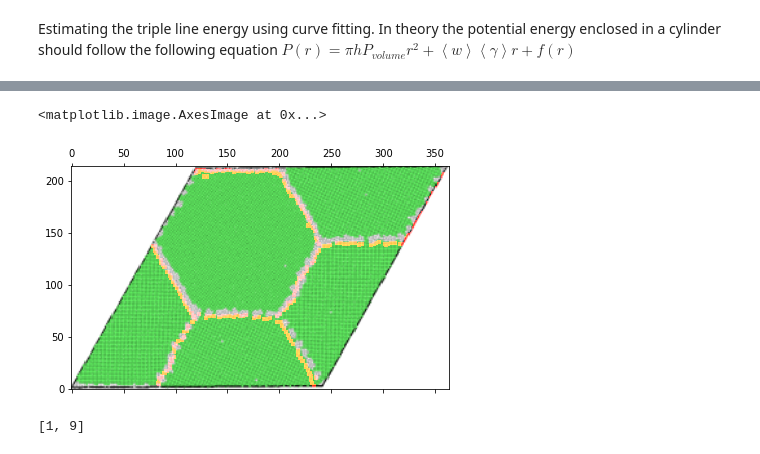
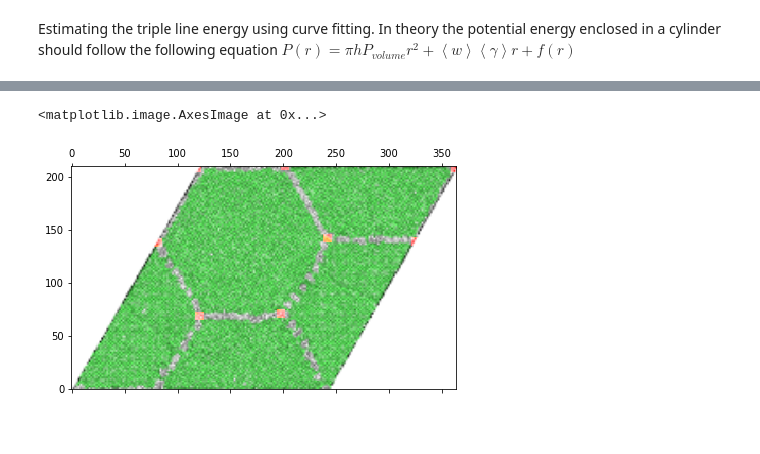
Before and after one commit to PaulTwine/TripleLines.github.io, a Jupyter notebook: TripleLine Fitting.ipynb, the cells around one changed output, grey strips where cells are left out. Cells and saved outputs as stored; diff of their text form; code cells hidden in the pictures.

```diff
--- a/TripleLine Fitting.ipynb
+++ b/TripleLine Fitting.ipynb
@@ -50,7 +51,7 @@ def Rational(r,a,b,c):
 # %%
 #strDumpFile = '../../PythonLAMMPS/VolumeTest/dump.eam'
 #strDumpFile = '../data/dump.eam'
-strDumpFile = '/home/paul/csf3_scratch/TripleLines/data1/dump.eam1'
+strDumpFile = '/home/paul/csf3_scratch/TripleLines/data17/dump.eam17'
 a1=4.05
 a2= np.sqrt(3)*4.05
 strPMFile = strDumpFile + 'PM'
@@ -69,6 +70,6 @@ def ReciprocalFit(r,b):
 # %%
 strType = 'mean'
-intTripleLine = 3
+intTripleLine = 6
 lstFit = []
 lstNumberOfAtoms = []
 lstNewValues = []
@@ -107,7 +108,7 @@ plt.title('Diagram of grain boundaries and selected atom region shown in black')
 plt.show()
 plt.axis('square')
 
-arrPoints = objProcess.FindValuesInCylinder(objProcess.GetNonLatticeAtoms()[:,0:4],
+arrPoints = objProcess.FindValuesInCylinder(objProcess.GetLatticeAtoms()[:,0:4],
                                             arrTriplePoints[intTripleLine], 4*a1,h,[1,2,3])
 arrMovedPoints = objProcess.PeriodicShiftAllCloser( arrTriplePoints[intTripleLine], arrPoints)
 plt.scatter(arrMovedPoints[:,0],arrMovedPoints[:,1])
@@ -162,20 +176,28 @@ print(lstV[intStart]*lstNumberOfAtoms[intStart],
 # %%
-n=2
-CellArray = plt.imread('/home/paul/csf3_scratch/TripleLines/data1/CellView1.png')
+n=4
+CellArray = plt.imread('/home/paul/csf3_scratch/TripleLines/data17/dump.eam17PM.png')
+#CellArray = CellArray[CellArray.any() !=1.0]
+CellArray0 = np.copy(CellArray[:,:,0])
+arrPoints = np.where(CellArray0 !=1)
+xmin = min(arrPoints[0])
+xmax = max(arrPoints[0])
+ymin = min(arrPoints[1])
+ymax = max(arrPoints[1])
+CellArray = CellArray[xmin:xmax,ymin:ymax,:]
 fltSize = np.shape(CellArray)[1]
 CellArray = rescale(CellArray, objProcess.GetBoundingBox()[0]/fltSize)
-CellArray = np.flip(CellArray, axis=0)
+CellArray = np.flip(CellArray[:,:,:], axis=0)
 #plt.matshow(CellArray[:,:,:], origin = 'lower')
-for k in range(objProcess.GetNumberOfGrainBoundaries()):
-    objProcess.NudgeGrainBoundary(objProcess.GetGrainBoundaries(k), a2)
-    for j in objProcess.GetGrainBoundaries(k).GetPoints():
-         CellArray[np.round(j[1]).astype('int')-n:np.round(j[1]).astype('int')+n,
-                  np.round(j[0]).astype('int')-n:np.round(j[0]).astype('int')+n,0] =1
+# for k in range(objProcess.GetNumberOfGrainBoundaries()):
+#     objProcess.NudgeGrainBoundary(objProcess.GetGrainBoundaries(k), a2)
+#     for j in objProcess.GetGrainBoundaries(k).GetPoints():
+#          CellArray[np.round(j[1]).astype('int')-n:np.round(j[1]).astype('int')+n,
+#                   np.round(j[0]).astype('int')-n:np.round(j[0]).astype('int')+n,0] =1
+for j in objProcess.GetTripleLines():
+    CellArray[np.round(j[1]).astype('int')-n:np.round(j[1]).astype('int')+n, np.round(j[0]).astype('int')
+              -n:np.round(j[0]).astype('int')+n,0] =1
+
 plt.matshow(CellArray[:,:,:], origin = 'lower')
 # %% [output]
 <matplotlib.image.AxesImage at 0x...>
-[figure, old version]
+[figure, new version]
-# %%
-print(objProcess.GetEquivalentTripleLines(1))
-# %% [output]
-[1, 9]
```
Also changed, not shown: parts of 21 cells of this notebook, 46 other files.
